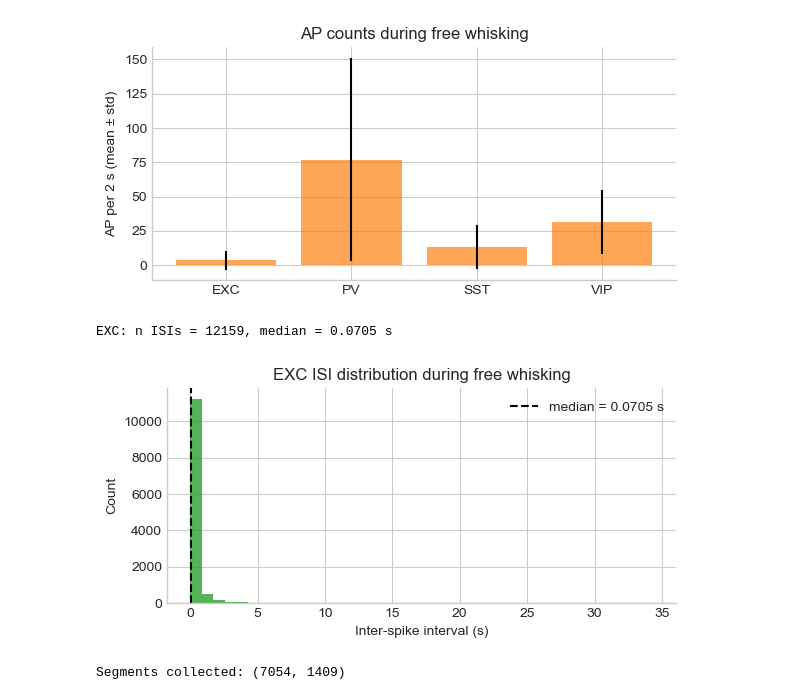
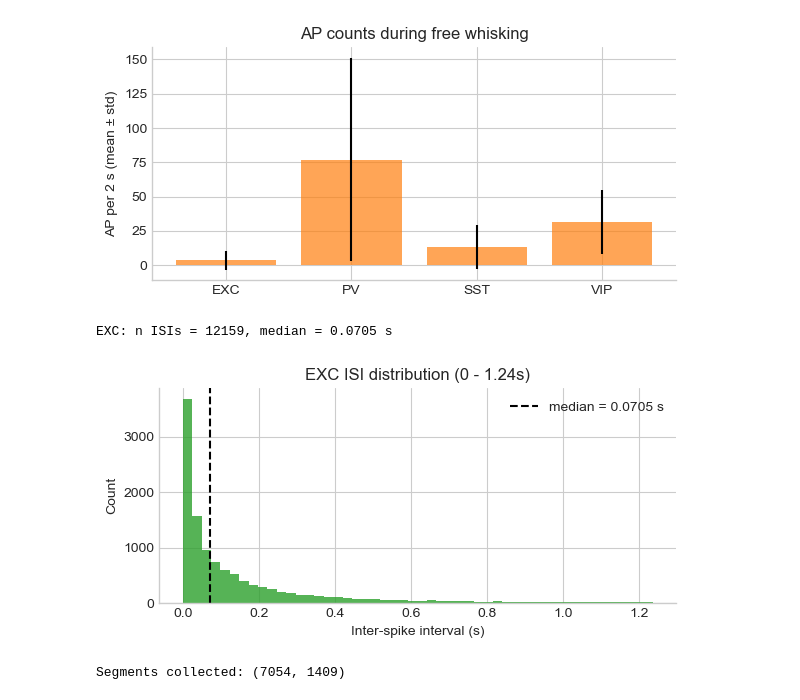
Before and after one commit to notLuluu/BIO-482-project, a Jupyter notebook: EXC_ISI_preAP_clean.ipynb, the cells around one changed output. Saved outputs shown, nothing was run; the diff lists cells and outputs as text; code cells hidden in the pictures.

```diff
--- a/EXC_ISI_preAP_clean.ipynb
+++ b/EXC_ISI_preAP_clean.ipynb
@@ -202,27 +202,37 @@ def compute_isi_distribution(data_df, cell_type="PV", sweep_type="free whisking"
     median_isi = float(np.median(all_isis))
     return all_isis, median_isi
 # %%
-
+# Compute the ISIs
 isis, median_isi = compute_isi_distribution(data_df, cell_type=target_class, sweep_type=sweep_type)
 print(f"{target_class}: n ISIs = {len(isis)}, median = {median_isi:.4f} s")
 
 if len(isis) > 0:
-    fig, ax = plt.subplots(figsize=(6,3))
-    ax.hist(isis, bins=40, color="C2", alpha=0.8)
+    fig, ax = plt.subplots(figsize=(6, 3))
+
+
+    #  Automatic (e.g., cut off the top 5% of outliers)
+    x_limit = np.percentile(isis, 95)
+    ax.hist(isis, bins=50, range=(0, x_limit), color="C2", alpha=0.8)
+
+    # Plot the median line
     ax.axvline(median_isi, color="k", linestyle="--", label=f"median = {median_isi:.4f} s")
+
     ax.set_xlabel("Inter-spike interval (s)")
     ax.set_ylabel("Count")
-    ax.set_title(f"{target_class} ISI distribution during {sweep_type}")
+    ax.set_title(f"{target_class} ISI distribution (0 - {x_limit:.2f}s)")
     ax.legend()
+
+
     try:
         remove_top_right_frame(ax)
     except NameError:
         pass
+
     plt.tight_layout()
     plt.show()
 # %% [output]
 EXC: n ISIs = 12159, median = 0.0705 s
-[figure, old version]
+[figure, new version]
 # %%
 
 
```
Also changed, not shown: parts of 1 cell of this notebook, 1 other file.
